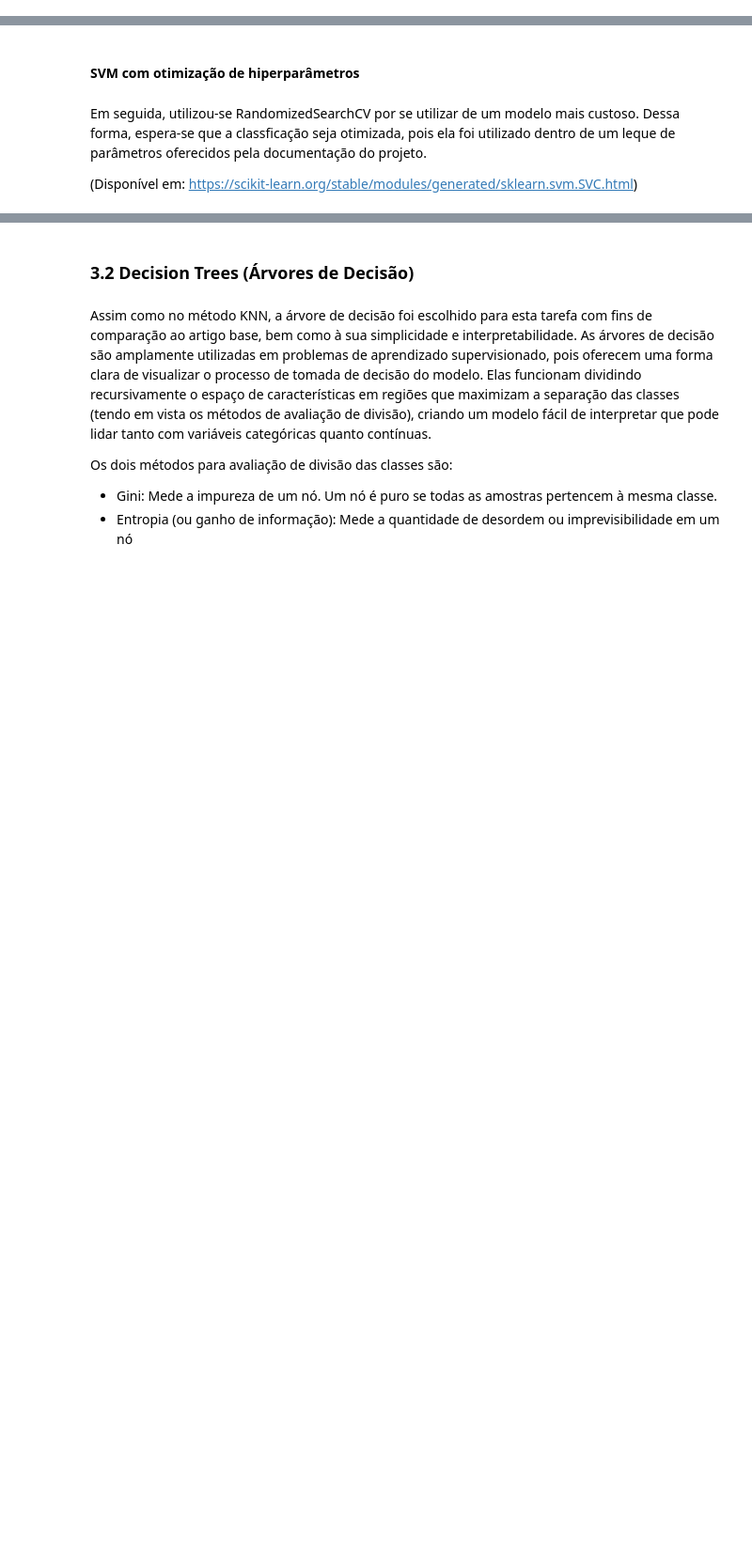
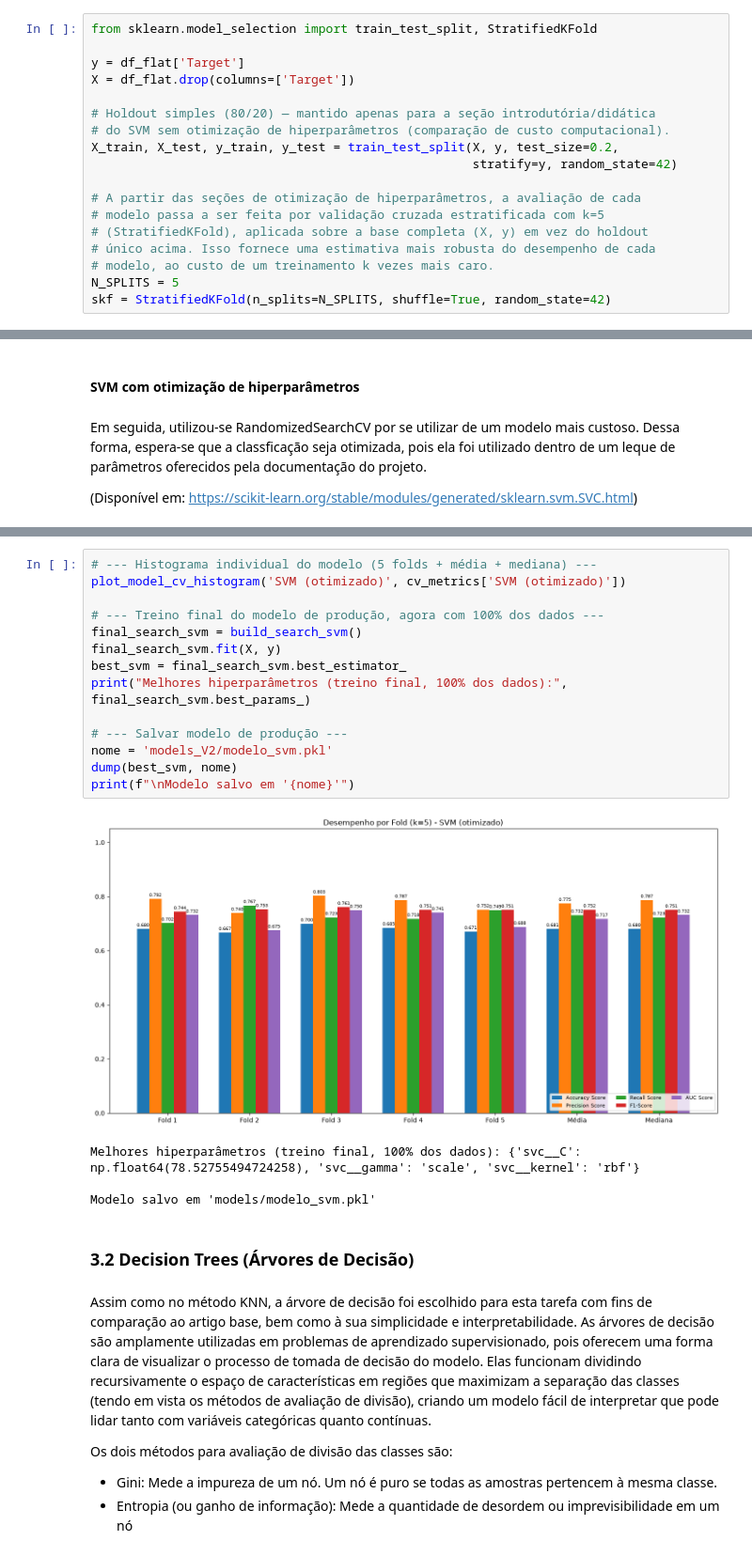
Before and after one commit to CBenini07/TCC, a Jupyter notebook: TCC_3_Aplicacao_Modelos_V2.ipynb, the cells around one changed output, grey strips where cells are left out. Shown at 94% size. Cells and saved outputs as stored; diff of their text form; blank space fills up the shorter version.

```diff
--- a/TCC_3_Aplicacao_Modelos_V2.ipynb
+++ b/TCC_3_Aplicacao_Modelos_V2.ipynb
@@ -75,0 +68,18 @@ X_train, X_test, y_train, y_test = train_test_split(X, y, test_size=0.2,
+# %%
+from sklearn.model_selection import train_test_split, StratifiedKFold
+
+y = df_flat['Target']
+X = df_flat.drop(columns=['Target'])
+
+# Holdout simples (80/20) — mantido apenas para a seção introdutória/didática
+# do SVM sem otimização de hiperparâmetros (comparação de custo computacional).
+X_train, X_test, y_train, y_test = train_test_split(X, y, test_size=0.2,
+                                                    stratify=y, random_state=42)
+
+# A partir das seções de otimização de hiperparâmetros, a avaliação de cada
+# modelo passa a ser feita por validação cruzada estratificada com k=5
+# (StratifiedKFold), aplicada sobre a base completa (X, y) em vez do holdout
+# único acima. Isso fornece uma estimativa mais robusta do desempenho de cada
+# modelo, ao custo de um treinamento k vezes mais caro.
+N_SPLITS = 5
+skf = StratifiedKFold(n_splits=N_SPLITS, shuffle=True, random_state=42)
@@ -347,3 +440,22 @@ AUC: 0.7293368766386674
+# %%
+# --- Histograma individual do modelo (5 folds + média + mediana) ---
+plot_model_cv_histogram('SVM (otimizado)', cv_metrics['SVM (otimizado)'])
+
+# --- Treino final do modelo de produção, agora com 100% dos dados ---
+final_search_svm = build_search_svm()
+final_search_svm.fit(X, y)
+best_svm = final_search_svm.best_estimator_
+print("Melhores hiperparâmetros (treino final, 100% dos dados):", final_search_svm.best_params_)
+
+# --- Salvar modelo de produção ---
+nome = 'models_V2/modelo_svm.pkl'
+dump(best_svm, nome)
+print(f"\nModelo salvo em '{nome}'")
+# %% [output]
+[figure, added]
+Melhores hiperparâmetros (treino final, 100% dos dados): {'svc__C': np.float64(78.52755494724258), 'svc__gamma': 'scale', 'svc__kernel': 'rbf'}
+
+Modelo salvo em 'models/modelo_svm.pkl'
 # %% [markdown]
 ### 3.2 Decision Trees (Árvores de Decisão)
 # %% [markdown]
```
Also changed, not shown: parts of 40 cells of this notebook.
